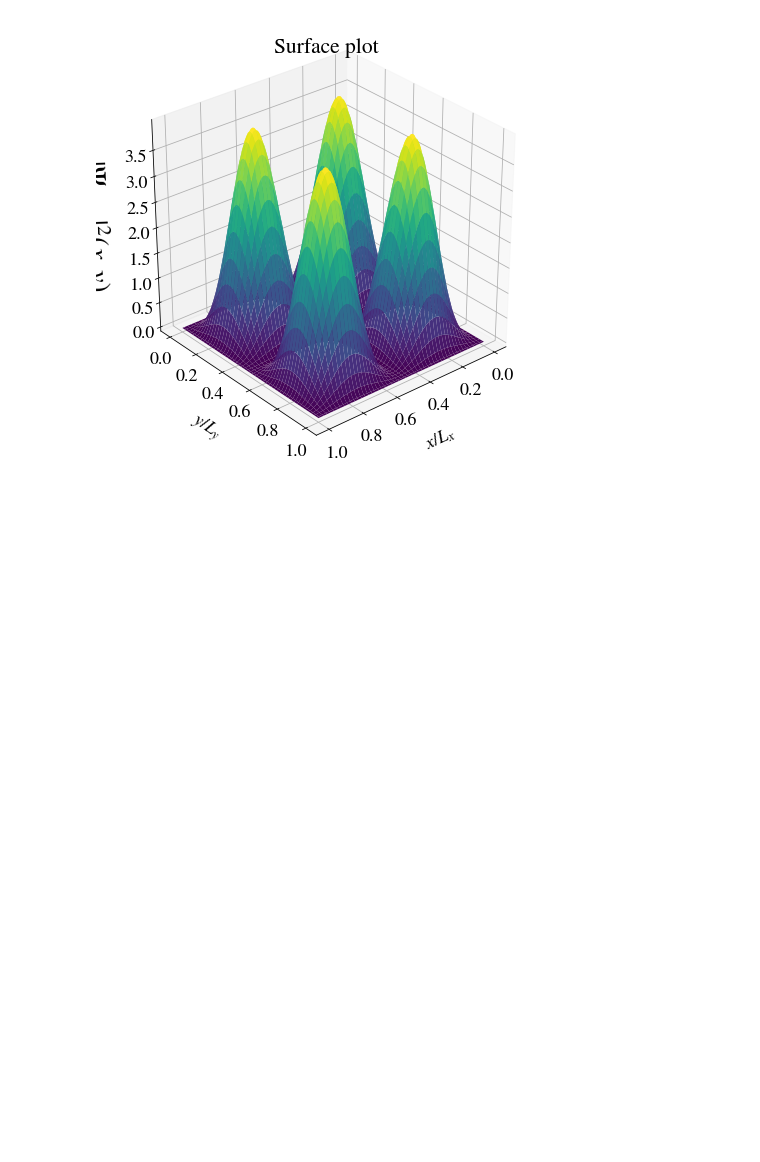
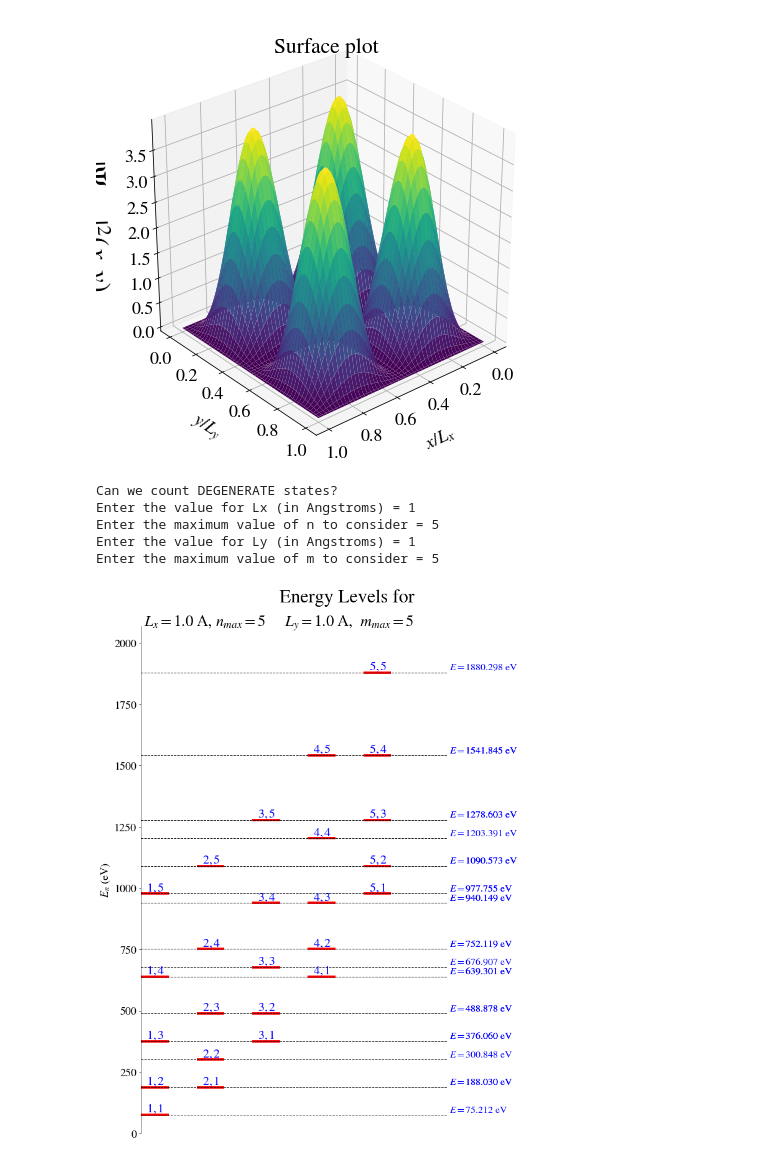
Before and after one commit to paulrobustelli/fraser-lab.github.io, a Jupyter notebook: POB_Demo.ipynb, the cells around one changed output. Saved outputs shown, nothing was run; the diff lists cells and outputs as text; code cells hidden in the pictures; blank space fills up the shorter version.

```diff
--- a/POB_Demo.ipynb
+++ b/POB_Demo.ipynb
@@ -398,3 +398,45 @@ Let's look at the Wavefunction for a 2D box
 Enter the value for n = 2
 Enter the value for m = 2
 [figure]
+# %%
+# Defining the energy as a function
+def En2D(n,m,L1,L2): return 37.60597*((float(n)/L1)**2+ (float(m)/L2)**2)
+
+# Reading data from the user
+L1 = float(input("Can we count DEGENERATE states?\nEnter the value for Lx (in Angstroms) = "))
+nmax1 = int(input("Enter the maximum value of n to consider = "))
+L2 = float(input("Enter the value for Ly (in Angstroms) = "))
+mmax2 = int(input("Enter the maximum value of m to consider = "))
+
+# Plotting the energy levels
+plt.rcParams.update({'font.size': 18, 'font.family': 'STIXGeneral', 'mathtext.fontset': 'stix'})
+fig, ax = plt.subplots(figsize=(nmax1*2+2,nmax1*3))
+ax.spines['right'].set_color('none')
+ax.yaxis.tick_left()
+ax.spines['bottom'].set_color('none')
+ax.axes.get_xaxis().set_visible(False)
+ax.spines['top'].set_color('none')
+val = 1.1*(En2D(nmax1,mmax2,L1,L2))
+val2= 1.1*max(L1,L2)
+ax.axis([0.0,3*nmax1,0.0,val])
+ax.set_ylabel(r'$E_n$ (eV)')
+for n in range(1,nmax1+1):
+    for m in range(1, mmax2+1):
+        str1="$"+str(n)+r","+str(m)+r"$"
+        str2=" $E = %.3f$ eV"%(En2D(n,m,L1,L2))
+        ax.text(n*2-1.8, En2D(n,m,L1,L2)+ 0.005*val, str1, fontsize=20, color="blue")
+        ax.hlines(En2D(n,m,L1,L2), n*2-2, n*2-1, linewidth=3.8, color="red")
+        ax.hlines(En2D(n,m,L1,L2), 0.0, nmax1*2+1, linewidth=1., linestyle='--', color="black")
+        ax.text(nmax1*2+1, En2D(n,m,L1,L2)+ 0.005*val, str2, fontsize=16, color="blue")
+plt.title("Energy Levels for \n ", fontsize=30)
+str1=r"$L_x = "+str(L1)+r"$ A, $n_{max} = "+str(nmax1)+r"$     $L_y = "+str(L2)+r"$ A,  $m_{max}="+str(mmax2)+r"$"
+ax.text(0.1,val, str1, fontsize=25, color="black")
+# Show the plots on the screen once the code reaches this point
+plt.show()
+# %% [output]
+Can we count DEGENERATE states?
+Enter the value for Lx (in Angstroms) = 1
+Enter the maximum value of n to consider = 5
+Enter the value for Ly (in Angstroms) = 1
+Enter the maximum value of m to consider = 5
+[figure, added]
```
